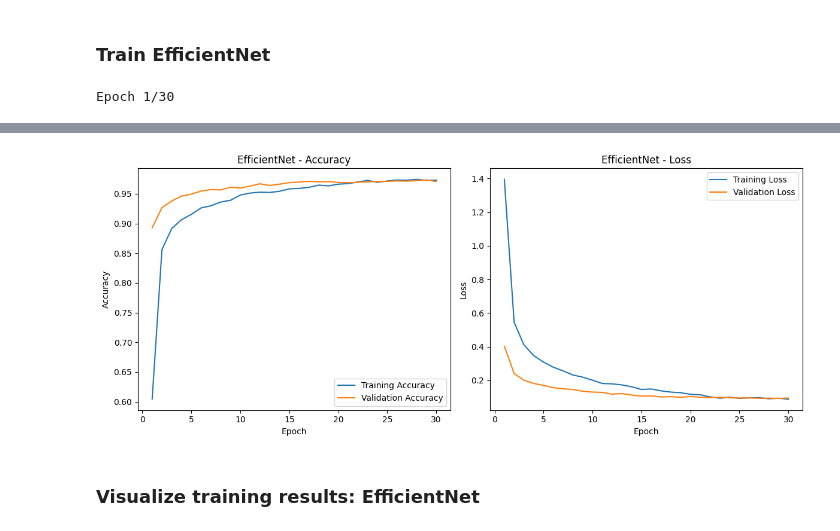
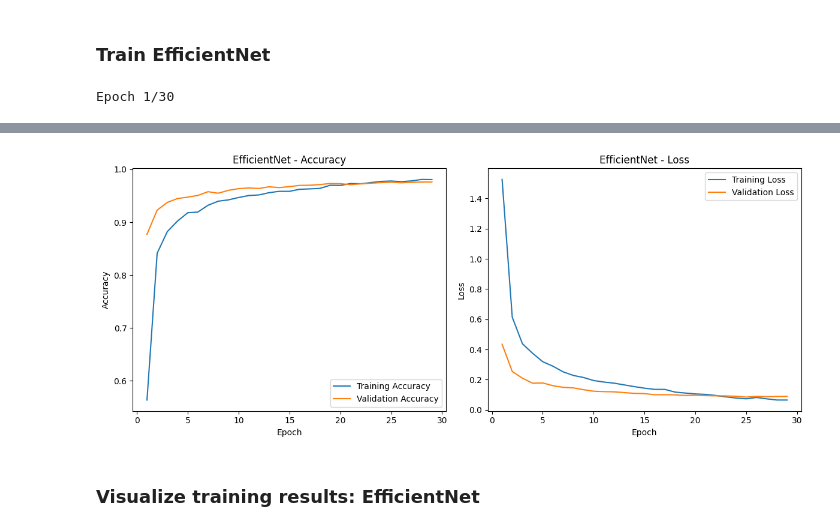
Before and after one commit to thaxinhtun/wasteClassification, a Jupyter notebook: train_effecientNet.ipynb, the cells around one changed output, grey strips where cells are left out. Cells and saved outputs as stored; diff of their text form; code cells hidden in the pictures.

```diff
--- a/train_effecientNet.ipynb
+++ b/train_effecientNet.ipynb
@@ -311,6 +309,10 @@ data_augmentation = tf.keras.Sequential([
     layers.RandomFlip("horizontal"),
     layers.RandomRotation(0.1),
     layers.RandomZoom(0.1),
+    layers.RandomBrightness(0.1),
+    layers.RandomContrast(0.1),
+
+
 ])
 # %% [markdown]
 ### Early Stopping
@@ -349,10 +351,10 @@ def build_efficientnet(num_classes):
 
     x = data_augmentation(inputs)
 
-    # x = tf.keras.applications.efficientnet.preprocess_input(x)
+    x = tf.keras.applications.efficientnet.preprocess_input(x)
 
     base.trainable = True
-    for layer in base.layers[:-20]:
+    for layer in base.layers[:-40]:
         layer.trainable = False
 
     for layer in base.layers:
@@ -363,7 +365,7 @@ def build_efficientnet(num_classes):
 
     x = layers.GlobalAveragePooling2D()(x)
     x = layers.Dense(256, activation="relu")(x)
-    x = layers.Dropout(0.3)(x)
+    x = layers.Dropout(0.4)(x)
 
     outputs = layers.Dense(num_classes, activation="softmax")(x)
     model = keras.Model(inputs, outputs)
@@ -468,6 +470,6 @@ efficient = compile_model(efficient)
 
 efficient_history = train_model(efficient, train_ds, val_ds, class_weight_dict, 30, patience=4)
 
-plot_history(efficient_history, title="EfficientNet", save_path="efficient_history.png")
+plot_history(efficient_history, title="EfficientNet", save_path="efficient_history_v5.png")
 # %% [output]
 Epoch 1/30
@@ -492,4 +494,4 @@ Epoch 30/30
-[figure, old version]
+[figure, new version]
 # %% [markdown]
 ### Visualize training results: EfficientNet
 # %%
```
Also changed, not shown: parts of 12 cells of this notebook, 15 other files.
